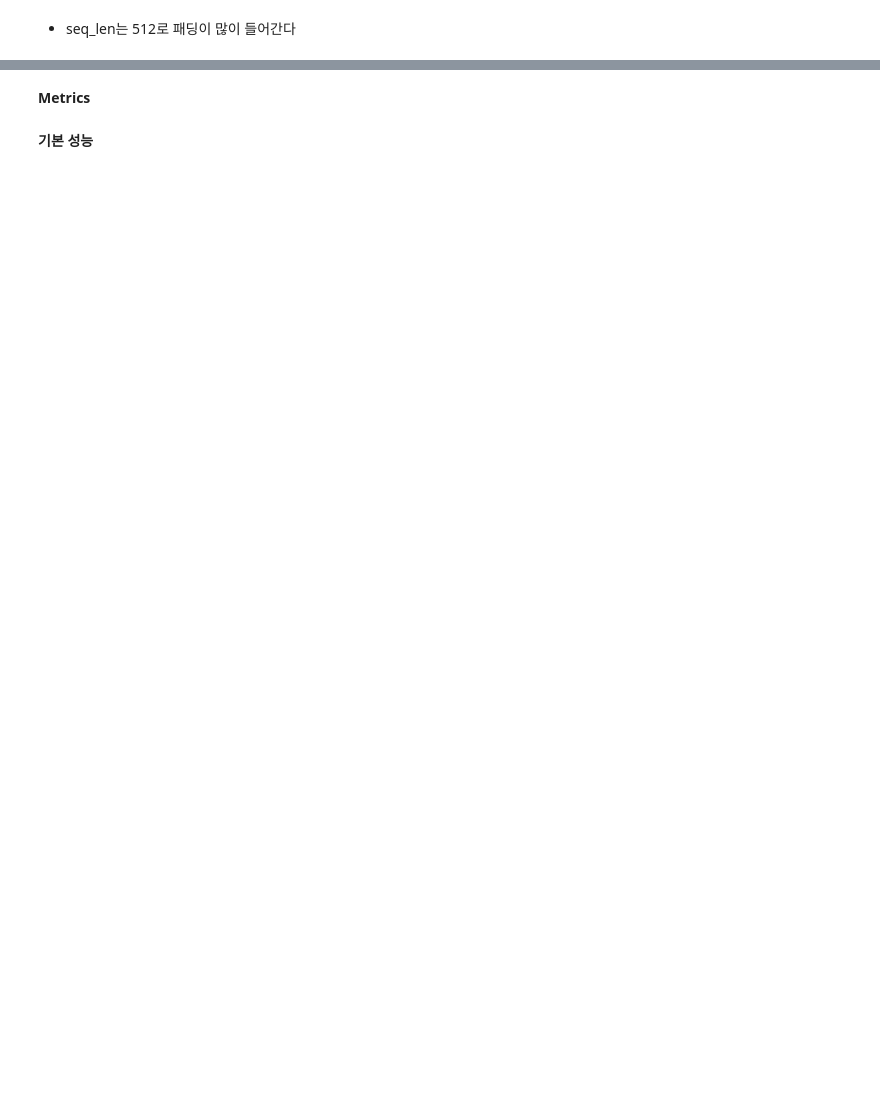
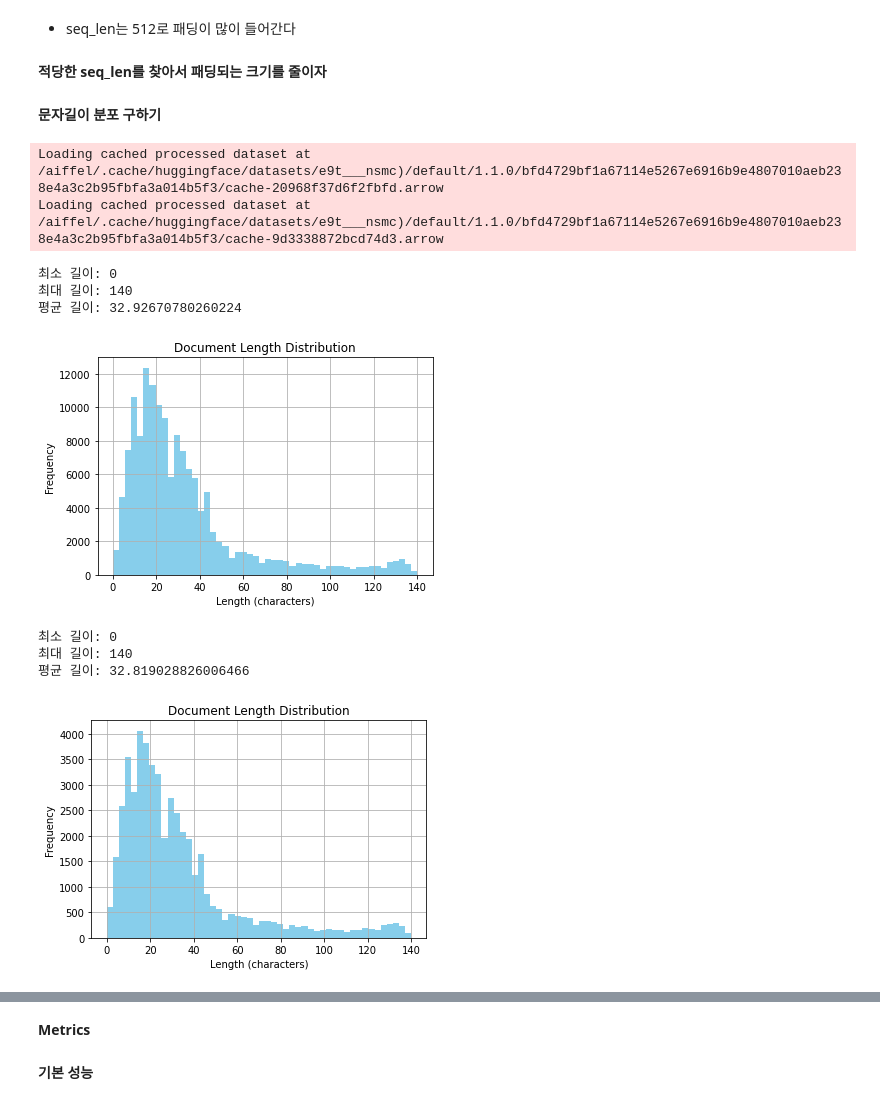
Before and after one commit to YSKIM-moya/AIFFEL_quest_rs, a Jupyter notebook: GoingDeeper/Gd07/HuggingFace_CustermProject_nsmc.ipynb, the cells around one changed output, grey strips where cells are left out. Cells and saved outputs as stored; diff of their text form; code cells hidden in the pictures; blank space fills up the shorter version.

```diff
--- a/GoingDeeper/Gd07/HuggingFace_CustermProject_nsmc.ipynb
+++ b/GoingDeeper/Gd07/HuggingFace_CustermProject_nsmc.ipynb
@@ -113,3 +259,63 @@ label ; 1
 512
 # %% [markdown]
 - seq_len는 512로 패딩이 많이 들어간다
+# %% [markdown]
+**적당한 seq_len를 찾아서 패딩되는 크기를 줄이자**
+# %% [markdown]
+**문자길이 분포 구하기**
+# %%
+train = deduped_dataset['train']
+test = deduped_dataset['test']
+
+# 1. 각 문장의 길이를 계산해서 새로운 column에 추가
+def add_length(example):
+    example["length"] = len(example["document"])
+    return example
+
+train_with_length = train.map(add_length)
+test_with_length = test.map(add_length)
+
+# 2. train 길이 분포 통계
+lengths = train_with_length["length"]
+
+# 기초 통계
+print("최소 길이:", min(lengths))
+print("최대 길이:", max(lengths))
+print("평균 길이:", sum(lengths) / len(lengths))
+
+import matplotlib.pyplot as plt
+
+plt.hist(lengths, bins=50, color='skyblue')
+plt.title("Document Length Distribution")
+plt.xlabel("Length (characters)")
+plt.ylabel("Frequency")
+plt.grid(True)
+plt.show()
+
+# 3. test 길이 분포 통계
+test_lengths = test_with_length["length"]
+
+# 기초 통계
+print("최소 길이:", min(test_lengths))
+print("최대 길이:", max(test_lengths))
+print("평균 길이:", sum(test_lengths) / len(test_lengths))
+
+import matplotlib.pyplot as plt
+
+plt.hist(test_lengths, bins=50, color='skyblue')
+plt.title("Document Length Distribution")
+plt.xlabel("Length (characters)")
+plt.ylabel("Frequency")
+plt.grid(True)
+plt.show()
+# %% [output]
+Loading cached processed dataset at /aiffel/.cache/huggingface/datasets/e9t___nsmc)/default/1.1.0/bfd4729bf1a67114e5267e6916b9e4807010aeb238e4a3c2b95fbfa3a014b5f3/cache-20968f37d6f2fbfd.arrow
+Loading cached processed dataset at /aiffel/.cache/huggingface/datasets/e9t___nsmc)/default/1.1.0/bfd4729bf1a67114e5267e6916b9e4807010aeb238e4a3c2b95fbfa3a014b5f3/cache-9d3338872bcd74d3.arrow
+최소 길이: 0
+최대 길이: 140
+평균 길이: 32.92670780260224
+[figure, added]
+최소 길이: 0
+최대 길이: 140
+평균 길이: 32.819028826006466
+[figure, added]
```
Also changed, not shown: parts of 53 cells of this notebook.
